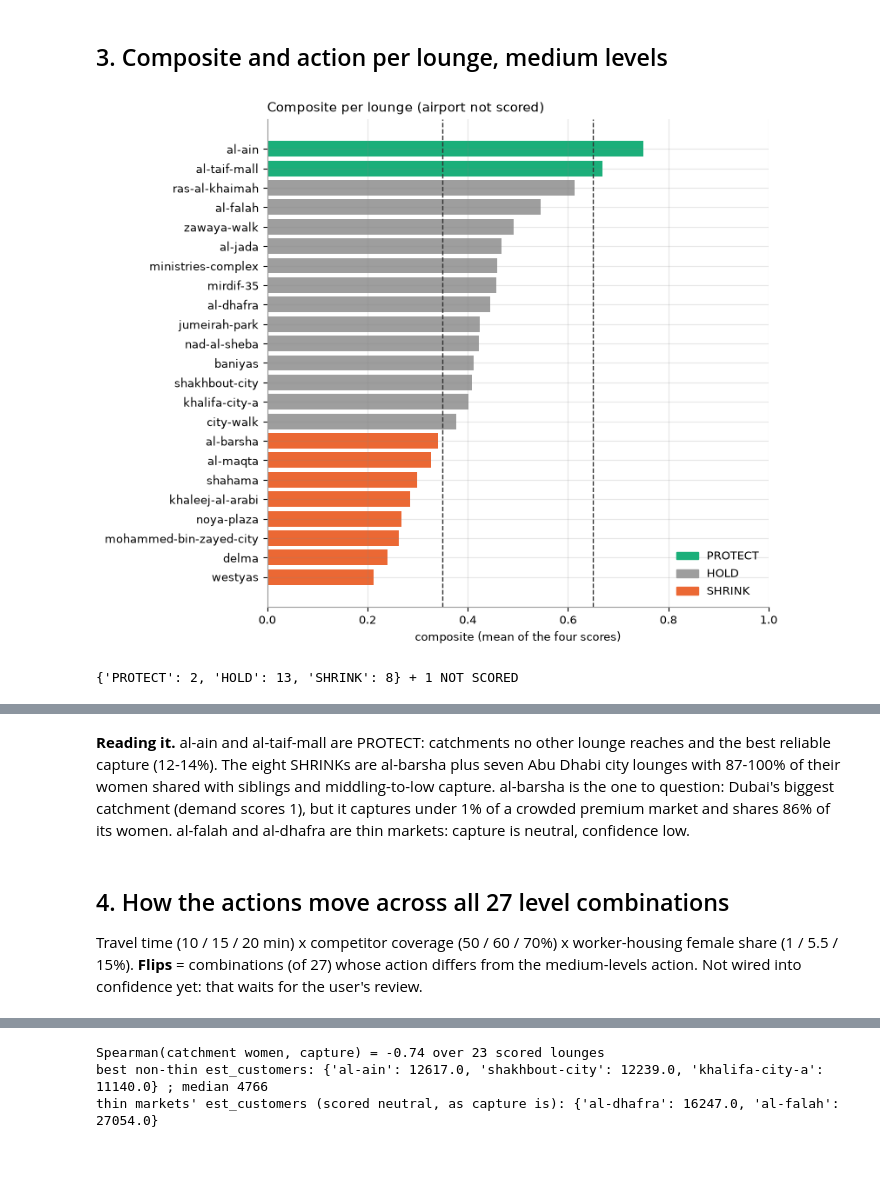
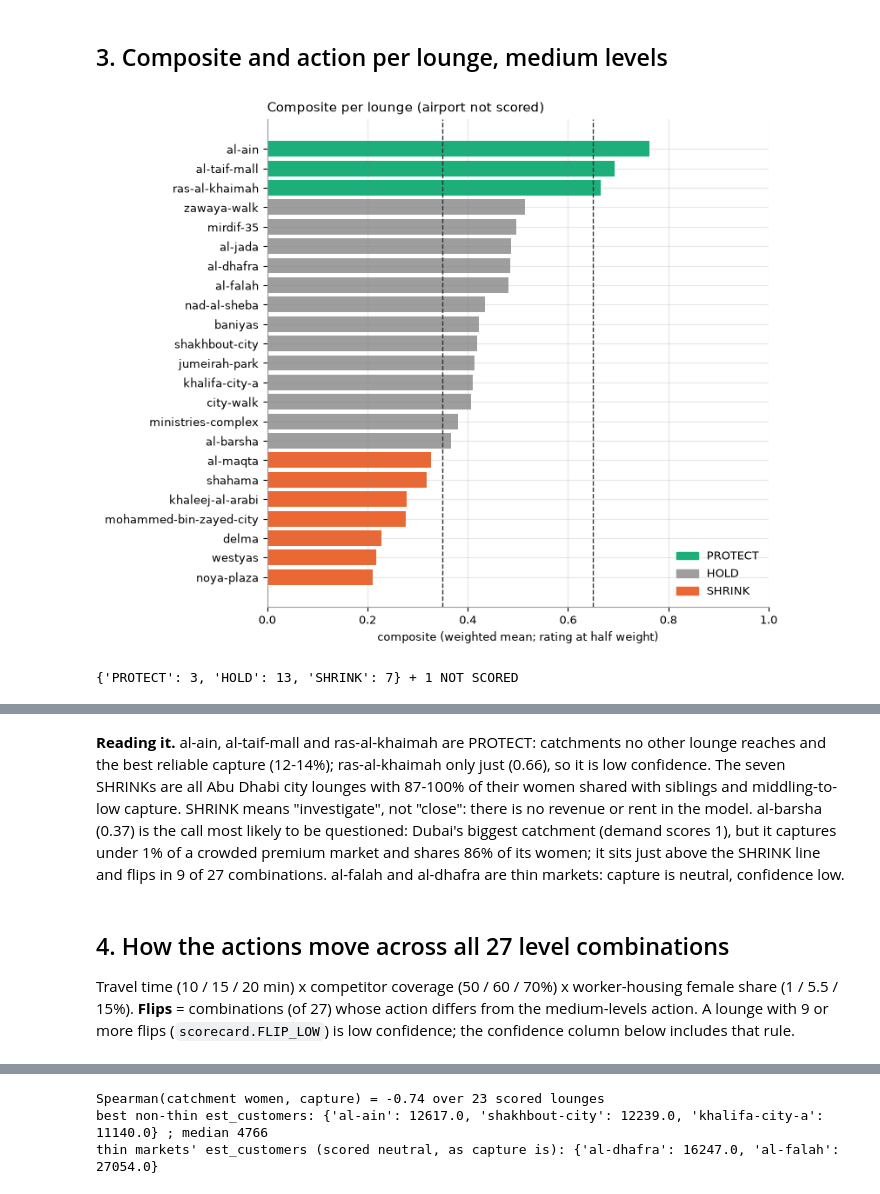
Before and after one commit to thenomadlad/2pz-ai-case-study, a Jupyter notebook: notebooks/decisions.ipynb, the cells around one changed output, grey strips where cells are left out. Drawn from its saved outputs; the diff is of its cells as text; code cells hidden in the pictures; blank space fills up the shorter version.

```diff
--- a/notebooks/decisions.ipynb
+++ b/notebooks/decisions.ipynb
@@ -49,7 +52,8 @@ v3 = load_v3()
 df = lambda rows: pd.DataFrame([r.model_dump() for r in rows])
 feats, areas = build(v3, A)
 F = df(feats).set_index("branch_id")
-D = df(scorecard.decide(feats)).set_index("branch_id")
+FLIPS = scorecard.level_flips(v3, A, Levels())   # per lounge: of 27 level combinations, how many change its call
+D = df(scorecard.decide(feats, FLIPS)).set_index("branch_id")
 AR = df(areas).set_index("area_id")
 AD = df(growth.classify_all(areas)).set_index("area_id")
 scored = F[~F.not_scored]
@@ -109,21 +115,21 @@ scored[[s.field for s in SIGNALS]].describe().round(3)
 # %%
 t = D.join(F[["emirate", "thin_premium_market"]]).drop(columns=["rationale", "caveats"])
 t = pd.concat([t, t.pop("scores").apply(pd.Series)], axis=1).sort_values("composite")
 fig, ax = plt.subplots(figsize=(8, 6.5))
 tb = t[t.action != "NOT SCORED"]
 ax.barh(tb.index, tb.composite, color=[ACTION_COLOR[a] for a in tb.action])
 for v in (SHRINK_AT, PROTECT_AT):
     ax.axvline(v, color="#333", lw=1, ls="--")
-ax.set_xlabel("composite (mean of the four scores)"); ax.set_xlim(0, 1)
+ax.set_xlabel("composite (weighted mean; rating at half weight)"); ax.set_xlim(0, 1)
 ax.legend(handles=[plt.Rectangle((0, 0), 1, 1, color=ACTION_COLOR[a]) for a in ("PROTECT", "HOLD", "SHRINK")],
           labels=["PROTECT", "HOLD", "SHRINK"], frameon=False, loc="lower right")
 ax.set_title("Composite per lounge (airport not scored)", loc="left")
 plt.tight_layout(); plt.show()
 print(scorecard.counts(scorecard.decide(feats)), "+", (D.action == "NOT SCORED").sum(), "NOT SCORED")
 t[["emirate", "action", "confidence", "composite", "demand", "cannibalisation", "capture", "rating", "thin_premium_market", "key_drivers"]].round(3)
 # %% [output]
-[figure, old version]
+[figure, new version]
-{'PROTECT': 2, 'HOLD': 13, 'SHRINK': 8} + 1 NOT SCORED
+{'PROTECT': 3, 'HOLD': 13, 'SHRINK': 7} + 1 NOT SCORED
 |  | emirate | action | confidence | composite | demand | cannibalisation | capture | rating | ... |
 | branch_id |  |  |  |  |  |  |  |  | ... |
 | zayed-international-airport | Abu Dhabi | NOT SCORED | low | 0.000 | NaN | NaN | NaN | NaN | ... |
@@ -145,15 +151,19 @@ t[["emirate", "action", "confidence", "composite", "demand", "cannibalisation",
 # %% [markdown]
-**Reading it.** al-ain and al-taif-mall are PROTECT: catchments no other lounge reaches and the
-best reliable capture (12-14%). The eight SHRINKs are al-barsha plus seven Abu Dhabi city lounges with
-87-100% of their women shared with siblings and middling-to-low capture. al-barsha is the one to question: Dubai's biggest
-catchment (demand scores 1), but it captures under 1% of a crowded premium market and shares 86%
-of its women. al-falah and al-dhafra are thin markets: capture is neutral, confidence low.
+**Reading it.** al-ain, al-taif-mall and ras-al-khaimah are PROTECT: catchments no other lounge
+reaches and the best reliable capture (12-14%); ras-al-khaimah only just (0.66), so it is low
+confidence. The seven SHRINKs are all Abu Dhabi city lounges with 87-100% of their women shared with
+siblings and middling-to-low capture. SHRINK means "investigate", not "close": there is no revenue or
+rent in the model. al-barsha (0.37) is the call most likely to be questioned: Dubai's biggest
+catchment (demand scores 1), but it captures under 1% of a crowded premium market and shares 86% of
+its women; it sits just above the SHRINK line and flips in 9 of 27 combinations. al-falah and
+al-dhafra are thin markets: capture is neutral, confidence low.
 # %% [markdown]
 ## 4. How the actions move across all 27 level combinations
 
 Travel time (10 / 15 / 20 min) x competitor coverage (50 / 60 / 70%) x worker-housing female share
 (1 / 5.5 / 15%). **Flips** = combinations (of 27) whose action differs from the medium-levels
-action. Not wired into confidence yet: that waits for the user's review.
+action. A lounge with 9 or more flips (`scorecard.FLIP_LOW`) is low confidence; the confidence
+column below includes that rule.
 # %%
 combos = list(itertools.product(LEVELS, repeat=3))
 runs = {lv: build(v3, A, Levels(*lv)) for lv in combos}
```
Also changed, not shown: parts of 18 cells of this notebook, 3 other files.
